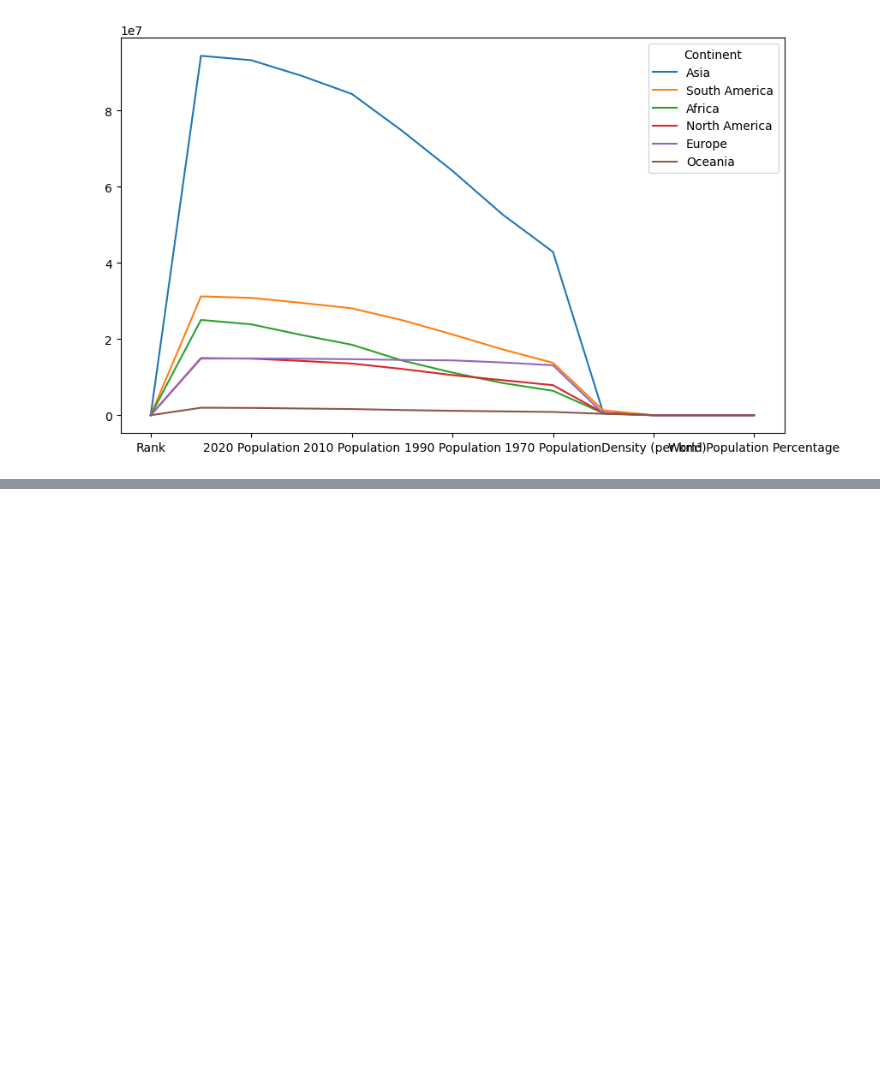
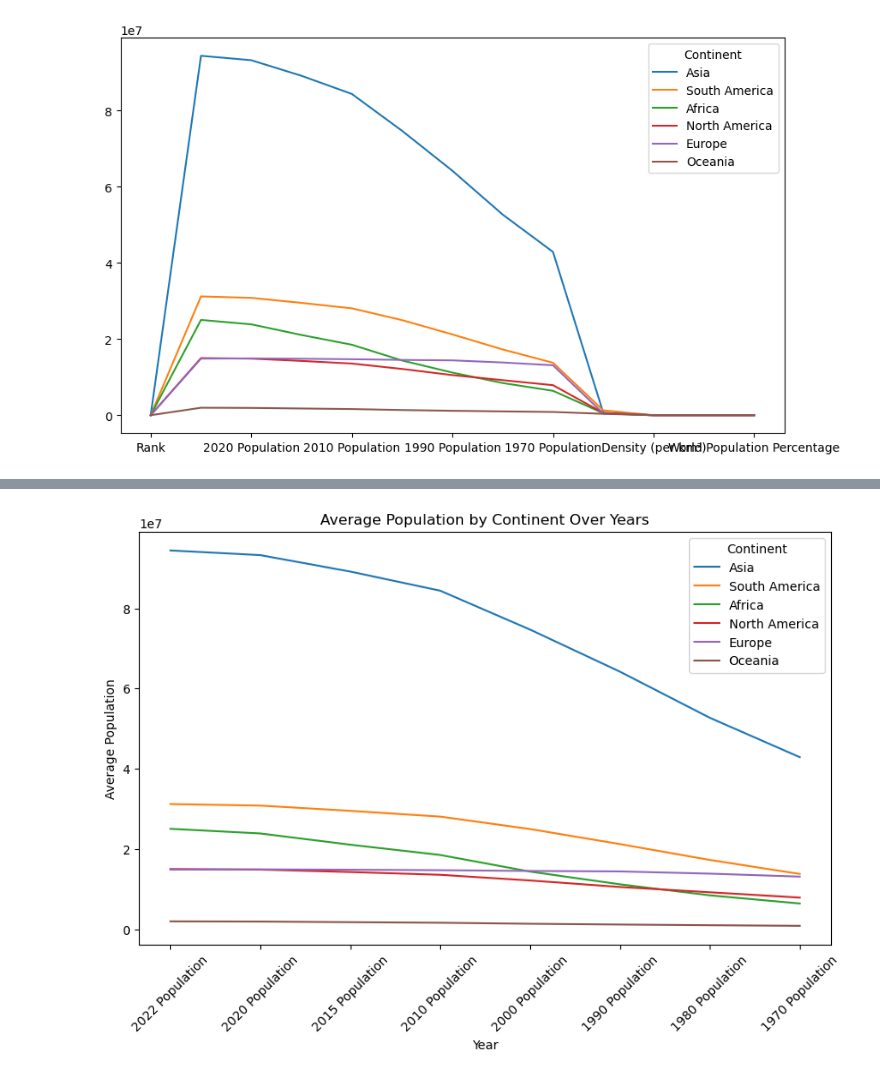
Before and after one commit to kathembo-tsongo/SimpleProjectForDataAnalytics, a Jupyter notebook: EDA.ipynb, the cells around one changed output, grey strips where cells are left out. Cells and saved outputs as stored; diff of their text form; code cells hidden in the pictures; blank space fills up the shorter version.

```diff
--- a/EDA.ipynb
+++ b/EDA.ipynb
@@ -254,0 +280,3 @@ dataframe3.plot()
+# %%
+dataframe4 = dataframe.groupby('Continent')[dataframe.columns[5:13]].mean(numeric_only=True).sort_values(by='2022 Population', ascending=False)
+dataframe4
@@ -254,0 +294,3 @@ dataframe3.plot()
+# %%
+dataframe5 = dataframe4.transpose()
+dataframe5
@@ -254,0 +307,9 @@ dataframe3.plot()
+# %%
+dataframe5.plot()
+plt.title('Average Population by Continent Over Years')
+plt.xlabel('Year')
+plt.ylabel('Average Population')
+plt.xticks(rotation=45)
+plt.show()
+# %% [output]
+[figure, added]
```
Also changed, not shown: parts of 14 cells of this notebook.
